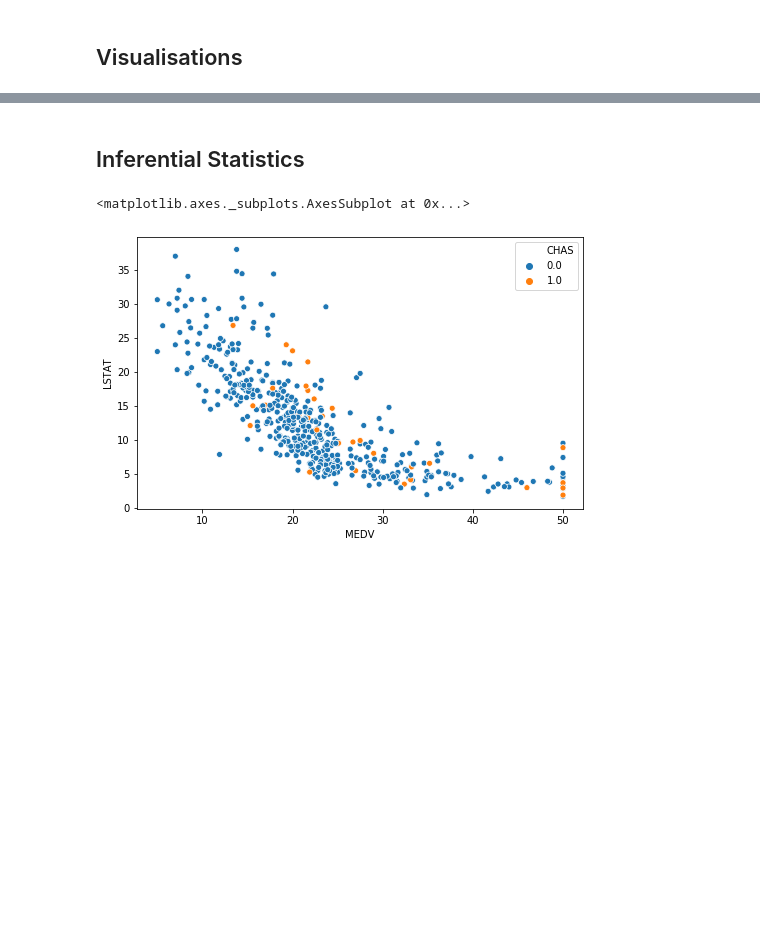
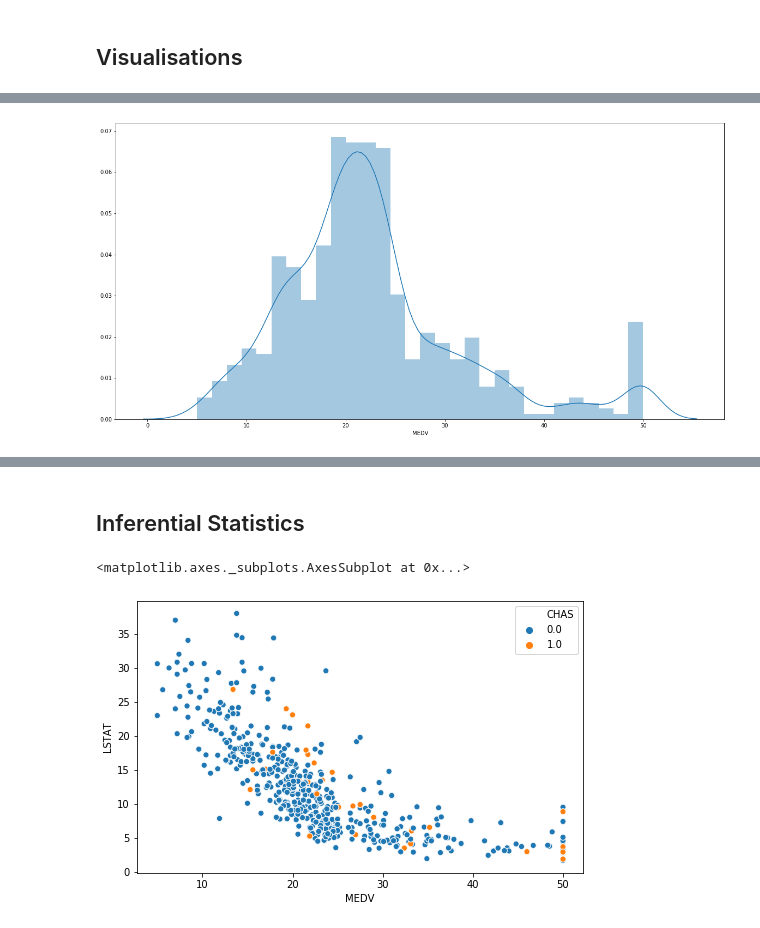
Before and after one commit to beccycole/machine-learning-assessment, a Jupyter notebook: Boston Housing Dataset.ipynb, the cells around one changed output, grey strips where cells are left out. Cells and saved outputs as stored; diff of their text form; code cells hidden in the pictures; blank space fills up the shorter version.

```diff
--- a/Boston Housing Dataset.ipynb
+++ b/Boston Housing Dataset.ipynb
@@ -111,0 +183,5 @@ The describe function produces the descriptive statistics on the dataset. The me
+# %%
+sns.distplot(boston['MEDV'], bins=30)
+plt.show()
+# %% [output]
+[figure, added]
```
Also changed, not shown: parts of 19 cells of this notebook.
